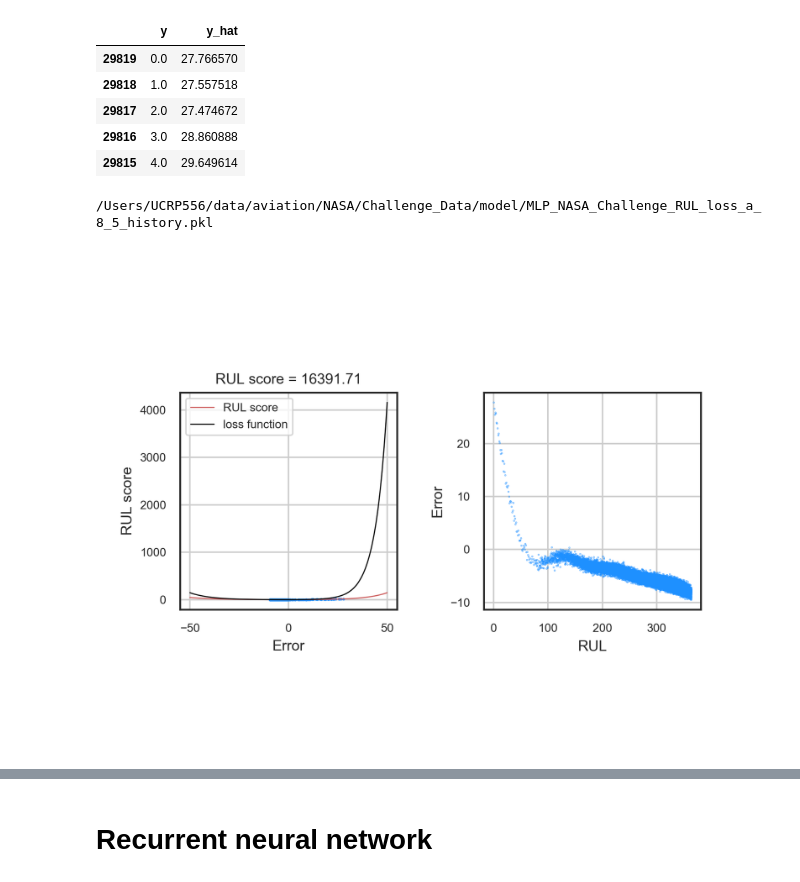
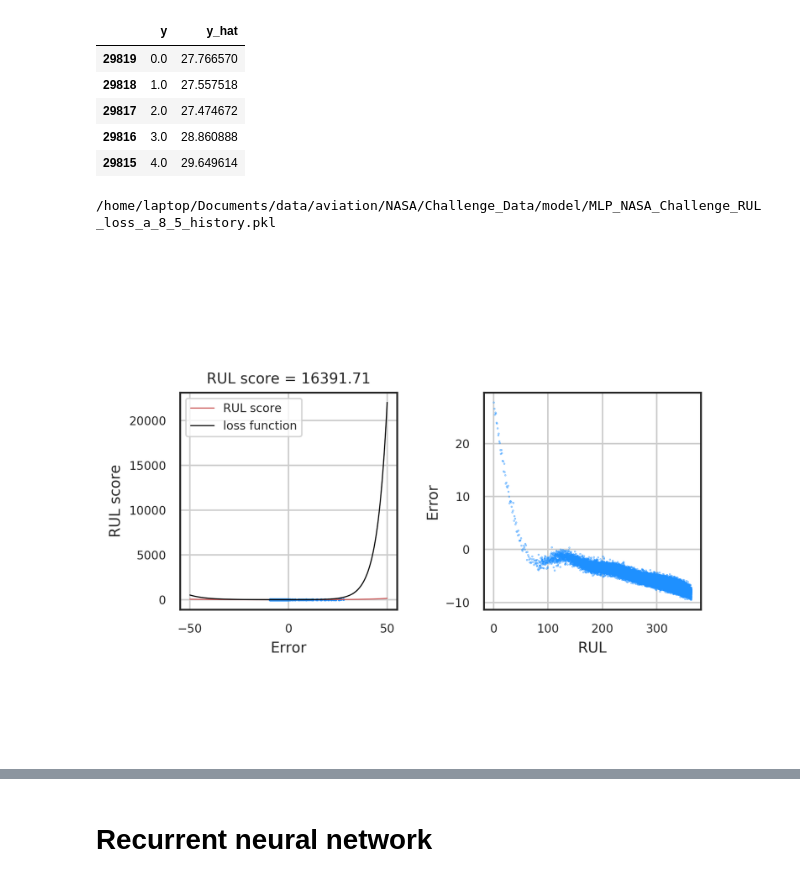
Before and after one commit to wimverleyen/DeepLearning, a Jupyter notebook: notebook/Performance_evaluation.ipynb, the cells around one changed output, grey strips where cells are left out. Cells and saved outputs as stored; diff of their text form; code cells hidden in the pictures.

```diff
--- a/notebook/Performance_evaluation.ipynb
+++ b/notebook/Performance_evaluation.ipynb
@@ -138,14 +164,14 @@ df.head(n=5)
 | 29815 | 4.0 | 29.649614 |
 # %%
 metric = Metrics()
-metric.plot_RUL(df['y'].values, df['y_hat'].values, name=name)
+metric.plot_RUL(df['y'].values, df['y_hat'].values, name=name, a_1_loss=8, a_2_loss=5)
 history = DATA_DIR+'model/'+name+'_history.pkl'
 print(history)
 metric.plot_learning(name=name)
 del metric
 
 from IPython.display import Image
 Image(filename=FIG_DIR+name+'.png')
 # %% [output]
-/Users/UCRP556/data/aviation/NASA/Challenge_Data/model/MLP_NASA_Challenge_RUL_loss_a_8_5_history.pkl
+/home/laptop/Documents/data/aviation/NASA/Challenge_Data/model/MLP_NASA_Challenge_RUL_loss_a_8_5_history.pkl
-[figure, old version]
+[figure, new version]
```
Also changed, not shown: parts of 19 cells of this notebook.
